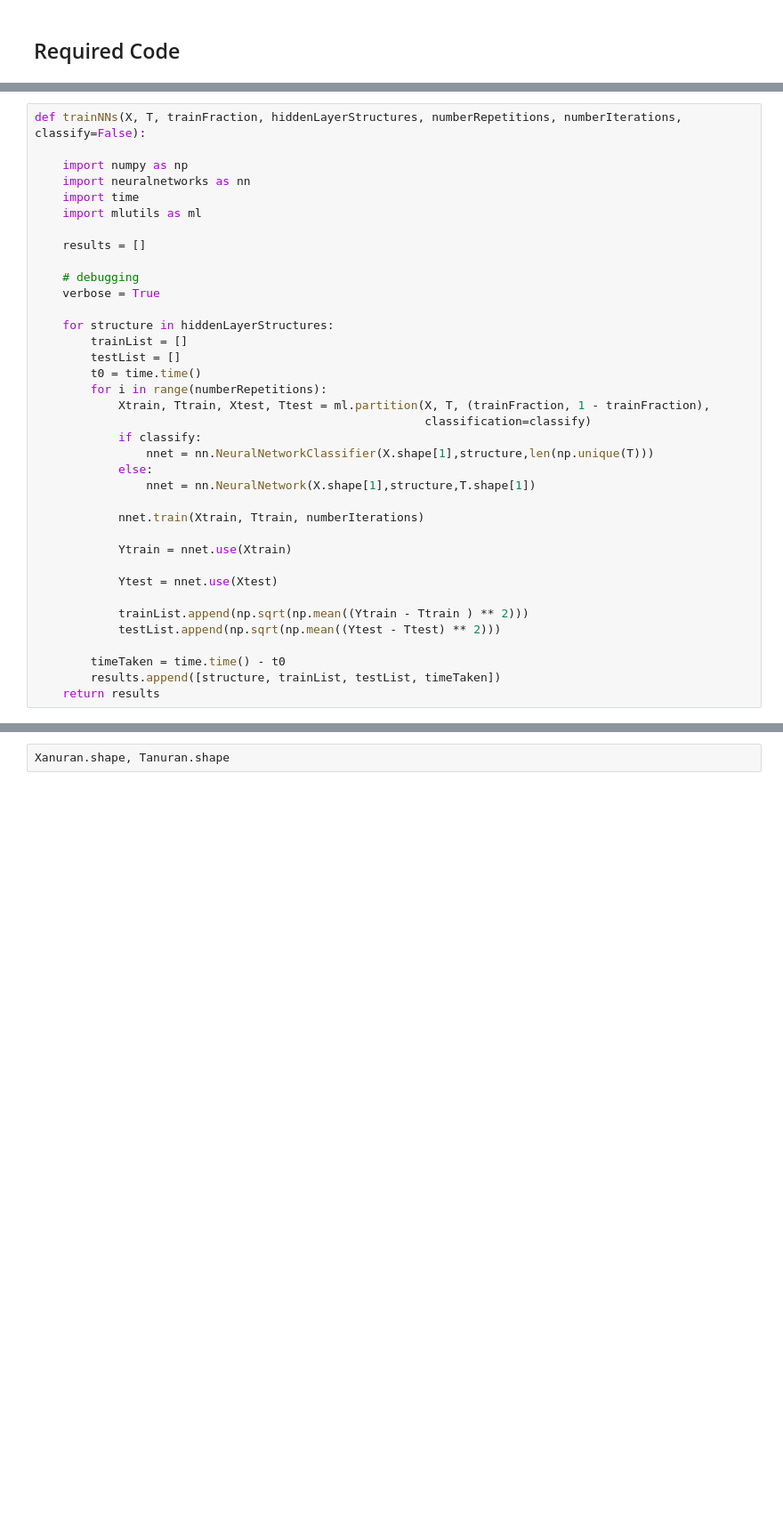
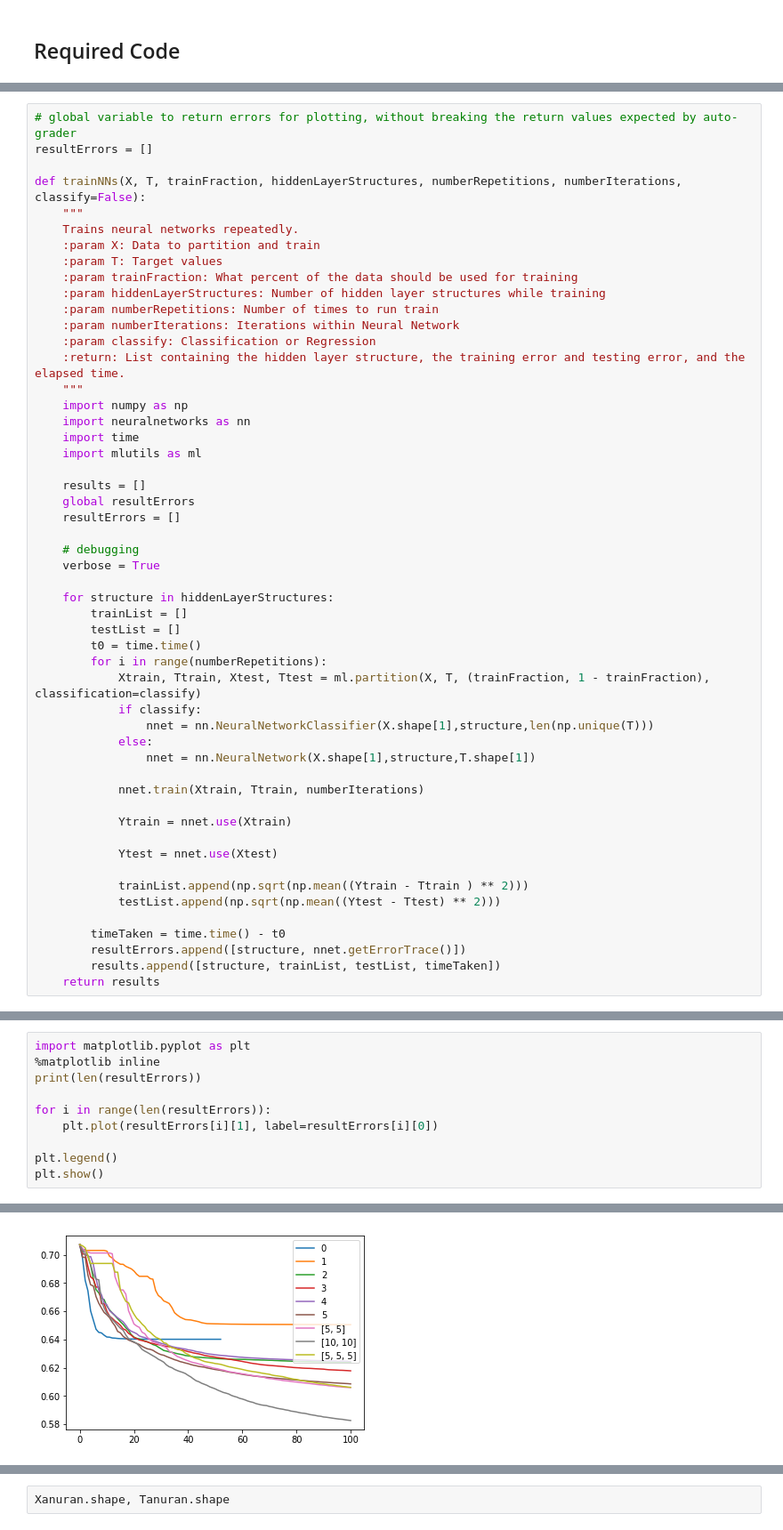
Before and after one commit to JinoFan/cs440-A6, a Jupyter notebook: Edwards-A6.ipynb, the cells around one changed output, grey strips where cells are left out. Shown at 89% size. Cells and saved outputs as stored; diff of their text form; blank space fills up the shorter version.

```diff
--- a/Edwards-A6.ipynb
+++ b/Edwards-A6.ipynb
@@ -79,12 +11,27 @@ Also write the following two functions. `summarize(results)` returns a list of l
 # %%
+# global variable to return errors for plotting, without breaking the return values expected by auto-grader
+resultErrors = []
+
 def trainNNs(X, T, trainFraction, hiddenLayerStructures, numberRepetitions, numberIterations, classify=False):
-
+    """
+    Trains neural networks repeatedly.
+    :param X: Data to partition and train
+    :param T: Target values
+    :param trainFraction: What percent of the data should be used for training
+    :param hiddenLayerStructures: Number of hidden layer structures while training
+    :param numberRepetitions: Number of times to run train
+    :param numberIterations: Iterations within Neural Network
+    :param classify: Classification or Regression
+    :return: List containing the hidden layer structure, the training error and testing error, and the elapsed time.
+    """
     import numpy as np
     import neuralnetworks as nn
     import time
     import mlutils as ml
 
     results = []
+    global resultErrors
+    resultErrors = []
 
     # debugging
     verbose = True
@@ -94,8 +41,7 @@ def trainNNs(X, T, trainFraction, hiddenLayerStructures, numberRepetitions, numb
         testList = []
         t0 = time.time()
         for i in range(numberRepetitions):
-            Xtrain, Ttrain, Xtest, Ttest = ml.partition(X, T, (trainFraction, 1 - trainFraction),
-                                                        classification=classify)
+            Xtrain, Ttrain, Xtest, Ttest = ml.partition(X, T, (trainFraction, 1 - trainFraction), classification=classify)
             if classify:
                 nnet = nn.NeuralNetworkClassifier(X.shape[1],structure,len(np.unique(T)))
             else:
@@ -111,6 +57,7 @@ def trainNNs(X, T, trainFraction, hiddenLayerStructures, numberRepetitions, numb
             testList.append(np.sqrt(np.mean((Ytest - Ttest) ** 2)))
 
         timeTaken = time.time() - t0
+        resultErrors.append([structure, nnet.getErrorTrace()])
         results.append([structure, trainList, testList, timeTaken])
     return results
 # %%
@@ -186,0 +122,11 @@ array([ 0.70710678,  0.48370618,  0.48370618,  0.3785611 ,  0.16552616,
+# %%
+import matplotlib.pyplot as plt
+%matplotlib inline
+print(len(resultErrors))
+
+for i in range(len(resultErrors)):
+    plt.plot(resultErrors[i][1], label=resultErrors[i][0])
+
+plt.legend()
+plt.show()
+# %% [output]
@@ -186,0 +134 @@ array([ 0.70710678,  0.48370618,  0.48370618,  0.3785611 ,  0.16552616,
+[figure, added]
```
Also changed, not shown: parts of 57 cells of this notebook, 2 other files.
